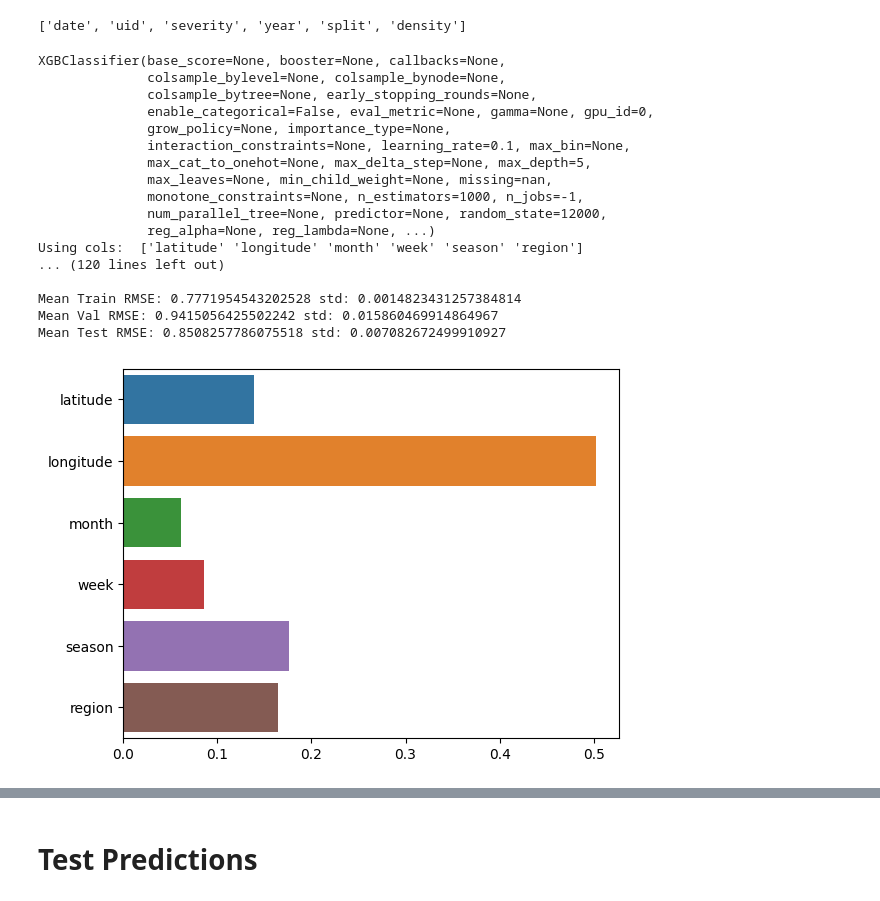
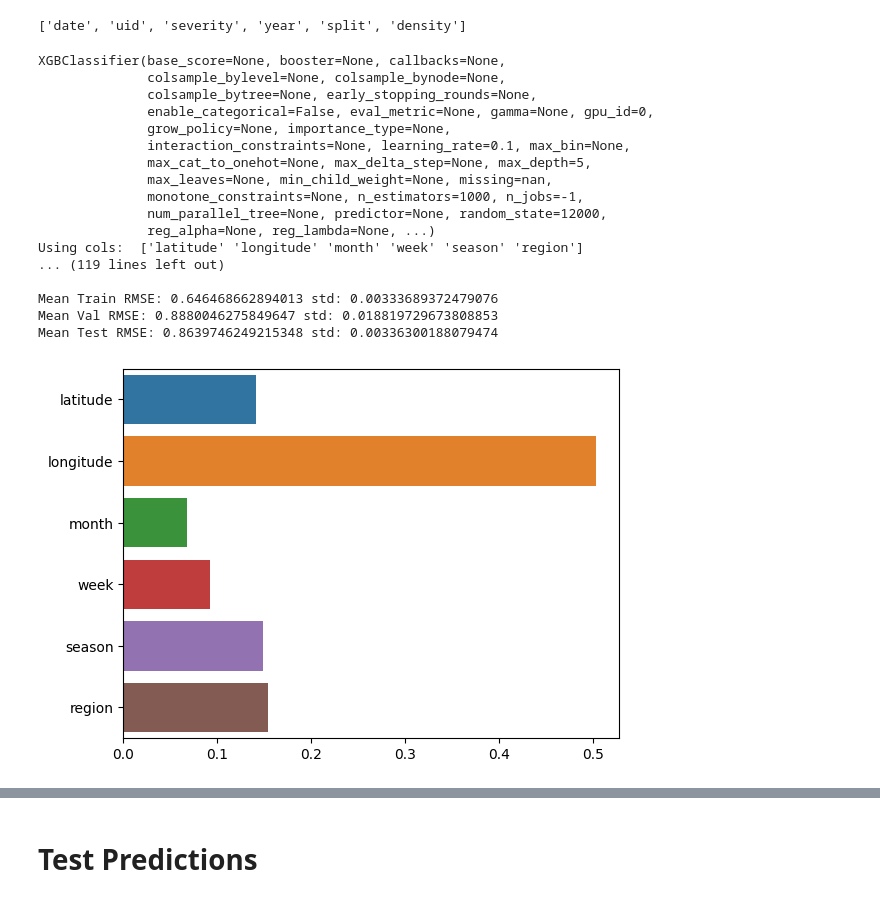
Before and after one commit to k-loki/Algal-bloom-Identification, a Jupyter notebook: notebooks/mt_data_again.ipynb, the cells around one changed output, grey strips where cells are left out. Drawn from its saved outputs; the diff is of its cells as text; code cells hidden in the pictures.

```diff
--- a/notebooks/mt_data_again.ipynb
+++ b/notebooks/mt_data_again.ipynb
@@ -162,7 +163,7 @@ all_data
 # %% [markdown]
 # CV
 # %%
-def train_eval(model, X_train=None, X_val=None, y_train=None, y_val=None, X_test=None, y_test=None):
+def train_eval(model, X_train=None, X_val=None, y_train=None, y_val=None, X_test=None, y_test=None, task='reg'):
     """
     train and eval util func,
     returns trained model, soft_preds, and tr, val, test rmses
@@ -171,8 +172,13 @@ def train_eval(model, X_train=None, X_val=None, y_train=None, y_val=None, X_test
 
     model.fit(X_train, y_train)
     val_preds = model.predict(X_val)
-    val_rmse = rmse(y_val, np.clip(np.round(val_preds), 1, 5))
-    train_rmse = rmse(y_train, np.clip(np.round(model.predict(X_train)), 1, 5))   # don't forget to clip!
+    if task == 'reg':
+        val_rmse = rmse(y_val, np.clip(np.round(val_preds), 1, 5))
+        train_rmse = rmse(y_train, np.clip(np.round(model.predict(X_train)), 1, 5))   # don't forget to clip!
+    else:
+        val_rmse = rmse(y_val, val_preds)
+        train_rmse = rmse(y_train, model.predict(X_train))
+
     print("Train RMSE: ", train_rmse)
     print("Val RMSE:", val_rmse)
     if X_test is not None and y_test is not None:
@@ -185,7 +191,7 @@ def train_eval(model, X_train=None, X_val=None, y_train=None, y_val=None, X_test
     return model, val_preds, train_rmse, val_rmse, test_rmse
 # %%
 
-def cv_it(model, X_train=None, y_train=None, X_test=None, y_test=None, splits=10, cv_predict=False):
+def cv_it(model, X_train=None, y_train=None, X_test=None, y_test=None, splits=10, cv_predict=False, task='reg'):
     """
     cv in stratified kfold fashion,
     returns train, val, test rmses, and cv preds for test and train if cv_predict=True
@@ -252,7 +258,8 @@ def cv_it(model, X_train=None, y_train=None, X_test=None, y_test=None, splits=10
                                     X_val=X_val_subset,
                                     y_val=y_val_subset,
                                     X_test=X_test,
-                                    y_test=y_test
+                                    y_test=y_test,
+                                    task=task
                                     )
 
         sns.barplot(model.feature_importances_, model.feature_names_in_)
@@ -474,24 +533,24 @@ y_val = y_val - 1
 # %%
 xgb = XGBClassifier(n_estimators=1000, max_depth=5, learning_rate=0.1, n_jobs=-1, random_state=12_000, tree_method='gpu_hist', gpu_id=0)
 print(xgb)
 
-te_preds, tr_preds ,*_= cv_it(model=xgb, X_train=X_train, y_train=y_train, X_test=X_val, y_test=y_val, splits=10, cv_predict=True)
+te_preds, tr_preds ,*_ = cv_it(model=xgb, X_train=X_train, y_train=y_train, X_test=X_val, y_test=y_val, splits=10, cv_predict=True, task='clf')
 # %% [output]
 XGBClassifier(base_score=None, booster=None, callbacks=None,
               colsample_bylevel=None, colsample_bynode=None,
               colsample_bytree=None, early_stopping_rounds=None,
               enable_categorical=False, eval_metric=None, gamma=None, gpu_id=0,
               grow_policy=None, importance_type=None,
               interaction_constraints=None, learning_rate=0.1, max_bin=None,
               max_cat_to_onehot=None, max_delta_step=None, max_depth=5,
               max_leaves=None, min_child_weight=None, missing=nan,
               monotone_constraints=None, n_estimators=1000, n_jobs=-1,
               num_parallel_tree=None, predictor=None, random_state=12000,
               reg_alpha=None, reg_lambda=None, ...)
 Using cols:  ['latitude' 'longitude' 'month' 'week' 'season' 'region']
-... (120 lines left out)
+... (119 lines left out)
 
-Mean Train RMSE: 0.7771954543202528 std: 0.0014823431257384814
-Mean Val RMSE: 0.9415056425502242 std: 0.015860469914864967
-Mean Test RMSE: 0.8508257786075518 std: 0.007082672499910927
+Mean Train RMSE: 0.646468662894013 std: 0.00333689372479076
+Mean Val RMSE: 0.8880046275849647 std: 0.018819729673808853
+Mean Test RMSE: 0.8639746249215348 std: 0.00336300188079474
-[figure, old version]
+[figure, new version]
```
Also changed, not shown: parts of 19 cells of this notebook.
